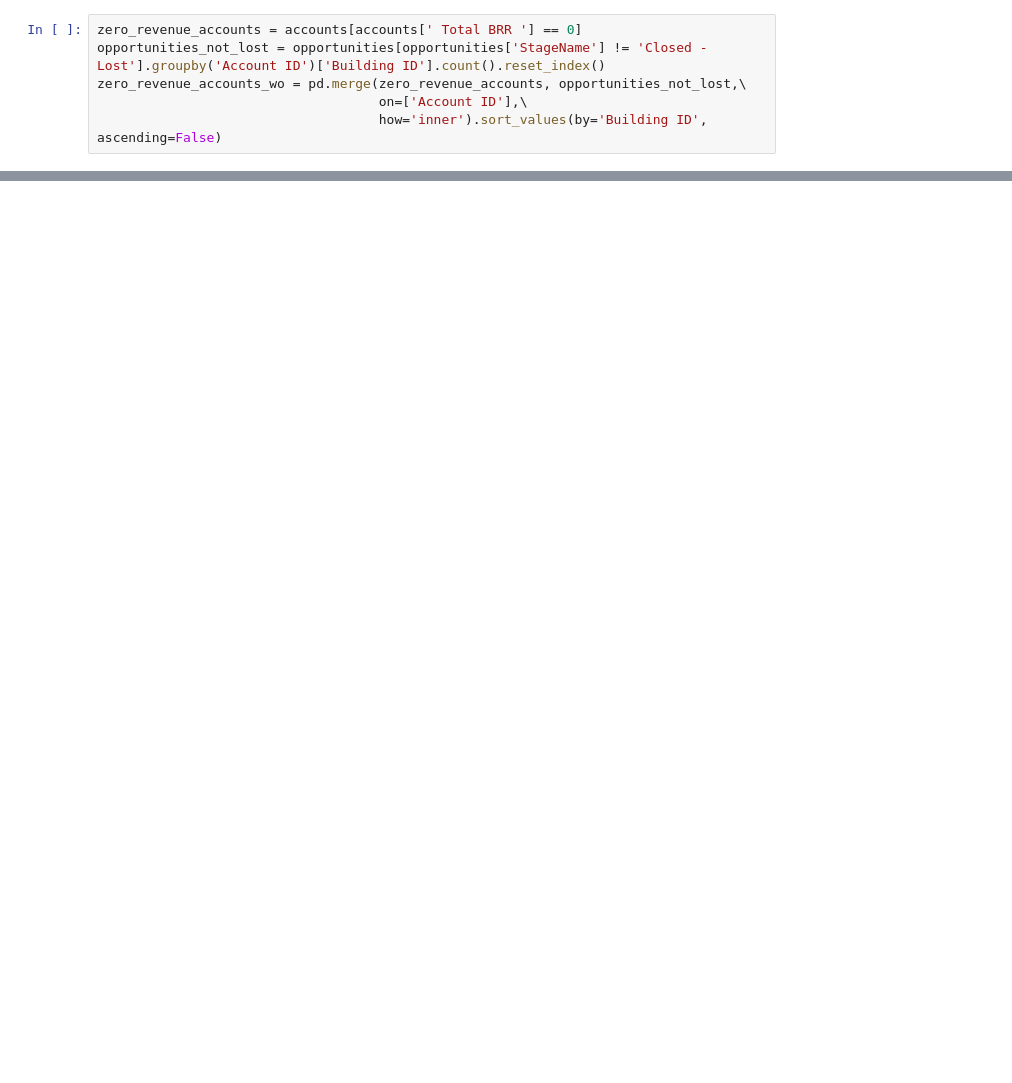
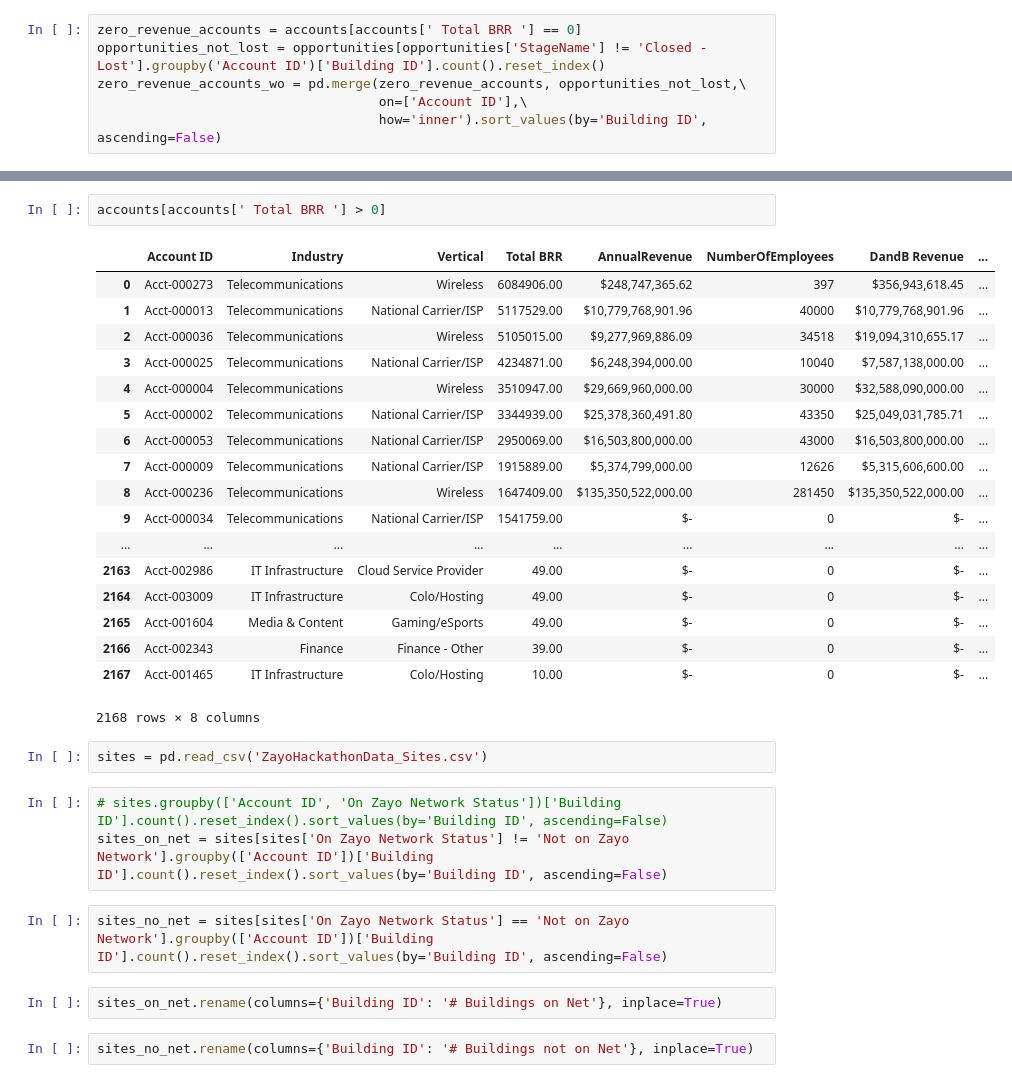
Before and after one commit to INFO-4602-5602/project1-swashbucklers, a Jupyter notebook: data-exploration.ipynb, the cells around one changed output, grey strips where cells are left out. Cells and saved outputs as stored; diff of their text form; blank space fills up the shorter version.

```diff
--- a/data-exploration.ipynb
+++ b/data-exploration.ipynb
@@ -54,0 +116,32 @@ zero_revenue_accounts_wo = pd.merge(zero_revenue_accounts, opportunities_not_los
+# %%
+accounts[accounts[' Total BRR '] > 0]
+# %% [output]
+|  | Account ID | Industry | Vertical | Total BRR | AnnualRevenue | NumberOfEmployees | DandB Revenue | ... |
+| 0 | Acct-000273 | Telecommunications | Wireless | 6084906.00 | $248,747,365.62 | 397 | $356,943,618.45 | ... |
+| 1 | Acct-000013 | Telecommunications | National Carrier/ISP | 5117529.00 | $10,779,768,901.96 | 40000 | $10,779,768,901.96 | ... |
+| 2 | Acct-000036 | Telecommunications | Wireless | 5105015.00 | $9,277,969,886.09 | 34518 | $19,094,310,655.17 | ... |
+| 3 | Acct-000025 | Telecommunications | National Carrier/ISP | 4234871.00 | $6,248,394,000.00 | 10040 | $7,587,138,000.00 | ... |
+| 4 | Acct-000004 | Telecommunications | Wireless | 3510947.00 | $29,669,960,000.00 | 30000 | $32,588,090,000.00 | ... |
+| 5 | Acct-000002 | Telecommunications | National Carrier/ISP | 3344939.00 | $25,378,360,491.80 | 43350 | $25,049,031,785.71 | ... |
+| 6 | Acct-000053 | Telecommunications | National Carrier/ISP | 2950069.00 | $16,503,800,000.00 | 43000 | $16,503,800,000.00 | ... |
+| 7 | Acct-000009 | Telecommunications | National Carrier/ISP | 1915889.00 | $5,374,799,000.00 | 12626 | $5,315,606,600.00 | ... |
+| 8 | Acct-000236 | Telecommunications | Wireless | 1647409.00 | $135,350,522,000.00 | 281450 | $135,350,522,000.00 | ... |
+| 9 | Acct-000034 | Telecommunications | National Carrier/ISP | 1541759.00 | $- | 0 | $- | ... |
+| ... | ... | ... | ... | ... | ... | ... | ... | ... |
+| 2163 | Acct-002986 | IT Infrastructure | Cloud Service Provider | 49.00 | $- | 0 | $- | ... |
+| 2164 | Acct-003009 | IT Infrastructure | Colo/Hosting | 49.00 | $- | 0 | $- | ... |
+| 2165 | Acct-001604 | Media & Content | Gaming/eSports | 49.00 | $- | 0 | $- | ... |
+| 2166 | Acct-002343 | Finance | Finance - Other | 39.00 | $- | 0 | $- | ... |
+| 2167 | Acct-001465 | IT Infrastructure | Colo/Hosting | 10.00 | $- | 0 | $- | ... |
+2168 rows × 8 columns
+# %%
+sites = pd.read_csv('ZayoHackathonData_Sites.csv')
+# %%
+# sites.groupby(['Account ID', 'On Zayo Network Status'])['Building ID'].count().reset_index().sort_values(by='Building ID', ascending=False)
+sites_on_net = sites[sites['On Zayo Network Status'] != 'Not on Zayo Network'].groupby(['Account ID'])['Building ID'].count().reset_index().sort_values(by='Building ID', ascending=False)
+# %%
+sites_no_net = sites[sites['On Zayo Network Status'] == 'Not on Zayo Network'].groupby(['Account ID'])['Building ID'].count().reset_index().sort_values(by='Building ID', ascending=False)
+# %%
+sites_on_net.rename(columns={'Building ID': '# Buildings on Net'}, inplace=True)
+# %%
+sites_no_net.rename(columns={'Building ID': '# Buildings not on Net'}, inplace=True)
```
Also changed, not shown: parts of 26 cells of this notebook, 6 other files.
